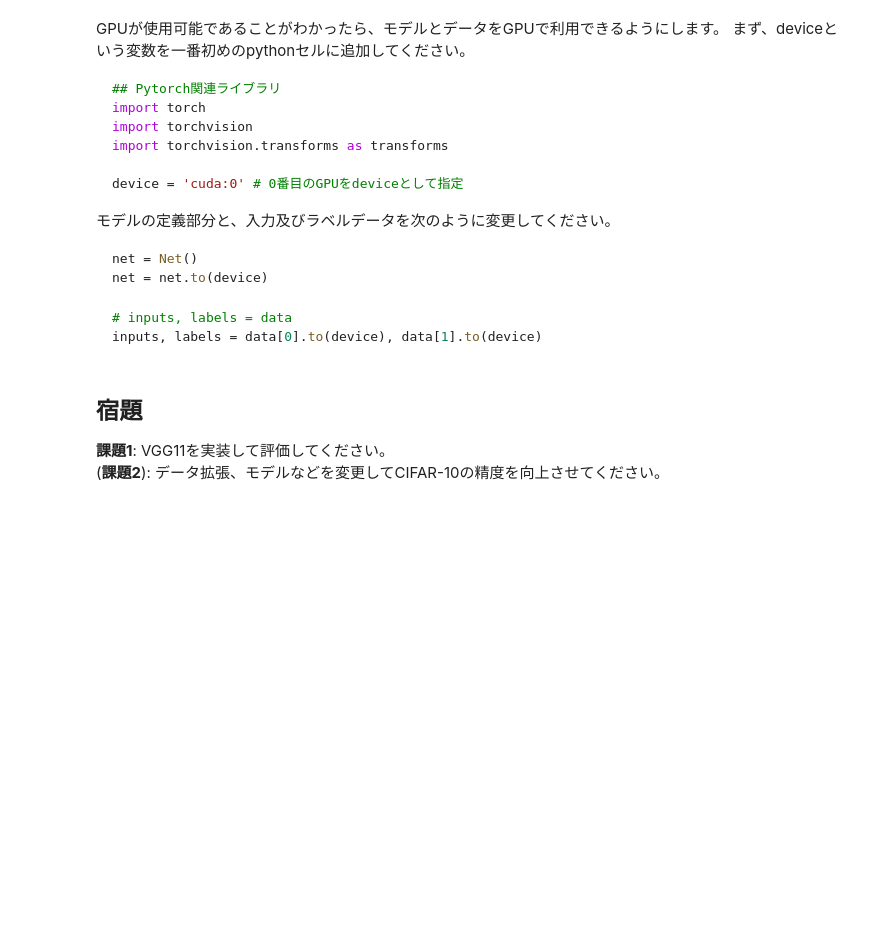
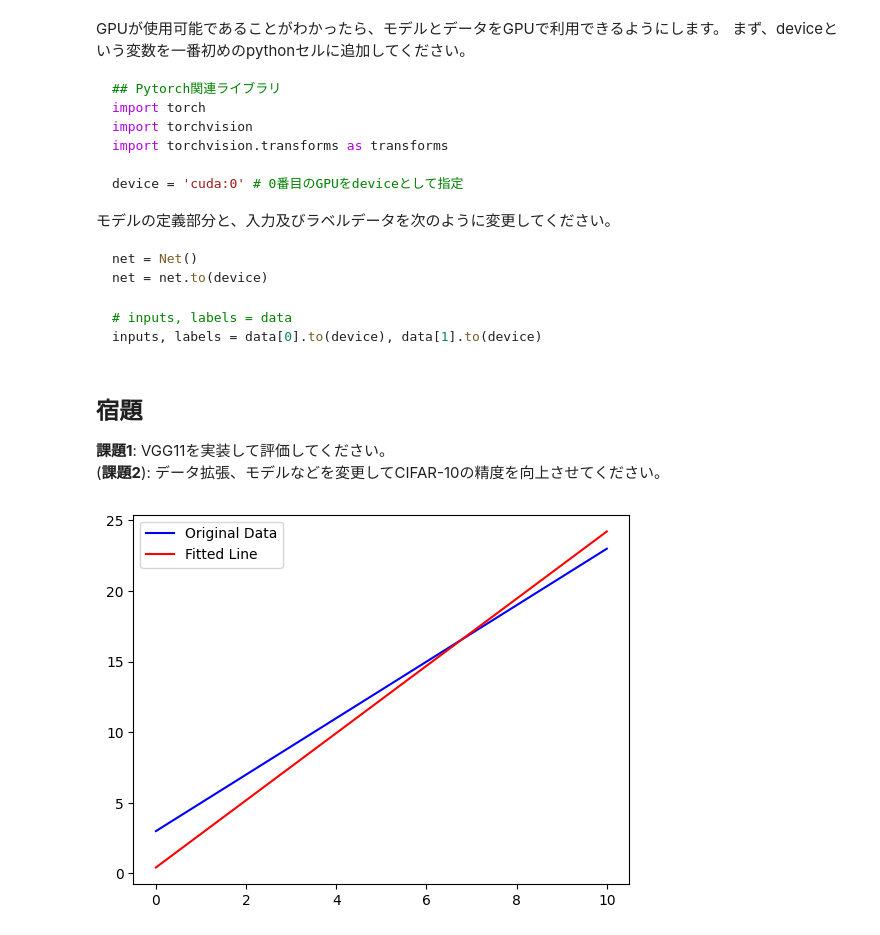
Before and after one commit to ArtIC-TITECH/b3-proj-2024, a Jupyter notebook: docs/class_01.ipynb, the cells around one changed output. Drawn from its saved outputs; the diff is of its cells as text; code cells hidden in the pictures; blank space fills up the shorter version.

```diff
--- a/docs/class_01.ipynb
+++ b/docs/class_01.ipynb
@@ -455,3 +539,73 @@ inputs, labels = data[0].to(device), data[1].to(device)
 ## 宿題
 **課題1**: VGG11を実装して評価してください。\
 (**課題2**): データ拡張、モデルなどを変更してCIFAR-10の精度を向上させてください。
+# %%
+import torch
+import torch.nn as nn
+import torch.optim as optim
+import torch.nn.init as init
+import numpy as np
+import matplotlib.pyplot as plt
+
+# 1. データセットの作成 (y = ax + b)
+a = 2  # 傾き
+b = 3  # 切片
+x_train = np.linspace(0, 10, 100)  # 0から10までの100個のデータ点を生成
+y_train = a * x_train + b  # 真の線形関数
+
+# Tensorに変換
+x_train = torch.tensor(x_train, dtype=torch.float32).view(-1, 1)  # (100, 1) の形に
+y_train = torch.tensor(y_train, dtype=torch.float32).view(-1, 1)  # (100, 1) の形に
+
+# 2. ニューラルネットワークの定義
+class LinearRegressionModel(nn.Module):
+    def __init__(self):
+        super(LinearRegressionModel, self).__init__()
+        self.linear = nn.Linear(1, 1)  # 入力1、出力1の線形層
+        init.constant_(self.linear.weight, 0)  # 重みをすべて2に初期化
+        init.constant_(self.linear.bias, 0)    # バイアスをすべて3に初期化
+
+    def forward(self, x):
+        return self.linear(x)
+
+# モデルのインスタンスを作成
+model = LinearRegressionModel()
+
+# 3. 損失関数とオプティマイザの定義
+criterion = nn.MSELoss()  # 平均二乗誤差を損失関数として使用
+optimizer = optim.SGD(model.parameters(), lr=0.01)
+
+# 4. モデルのトレーニング
+epochs = 5
+for epoch in range(epochs):
+    # モデルの予測
+    y_pred = model(x_train)
+
+    # 損失の計算
+    loss = criterion(y_pred, y_train)
+
+    # 勾配の初期化
+    optimizer.zero_grad()
+
+    # バックプロパゲーション
+    loss.backward()
+
+    # 重みの更新
+    optimizer.step()
+
+    # 100エポックごとに損失を表示
+    if (epoch+1) % 100 == 0:
+        print(f'Epoch [{epoch+1}/{epochs}], Loss: {loss.item():.4f}')
+
+# 5. 結果の可視化
+# 訓練済みモデルによる予測
+with torch.no_grad():
+    predicted = model(x_train).detach().numpy()
+
+# 元のデータとモデルの予測をプロット
+plt.plot(x_train.numpy(), y_train.numpy(), label='Original Data', color='blue')
+plt.plot(x_train.numpy(), predicted, label='Fitted Line', color='red')
+plt.legend()
+plt.show()
+# %% [output]
+[figure, added]
```
Also changed, not shown: parts of 21 cells of this notebook.
